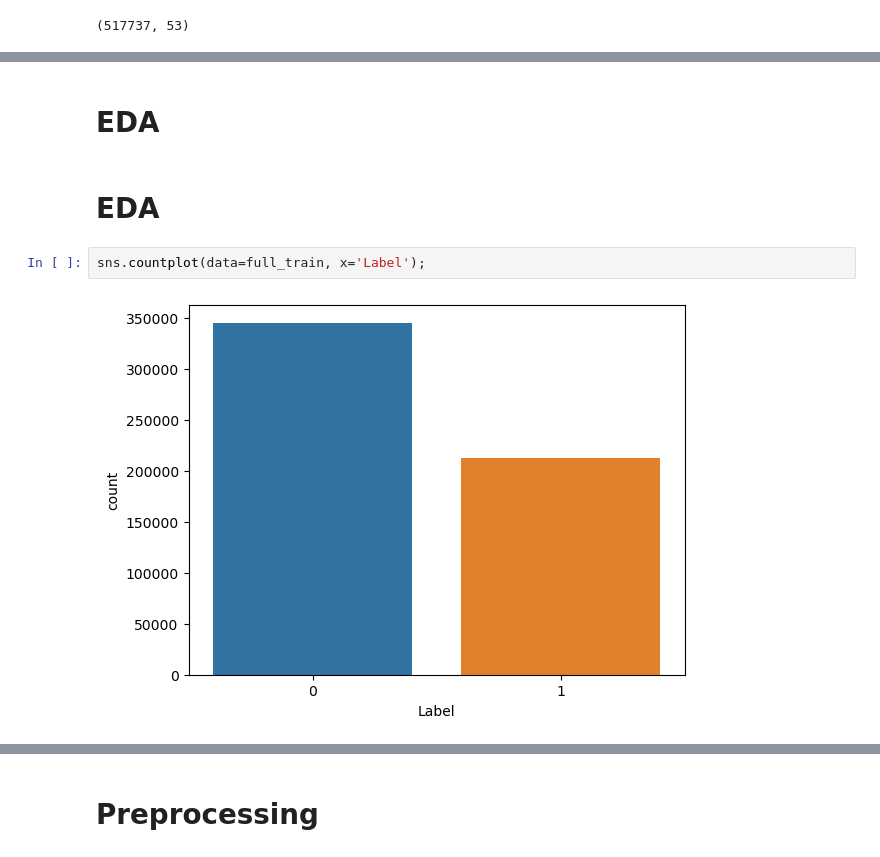
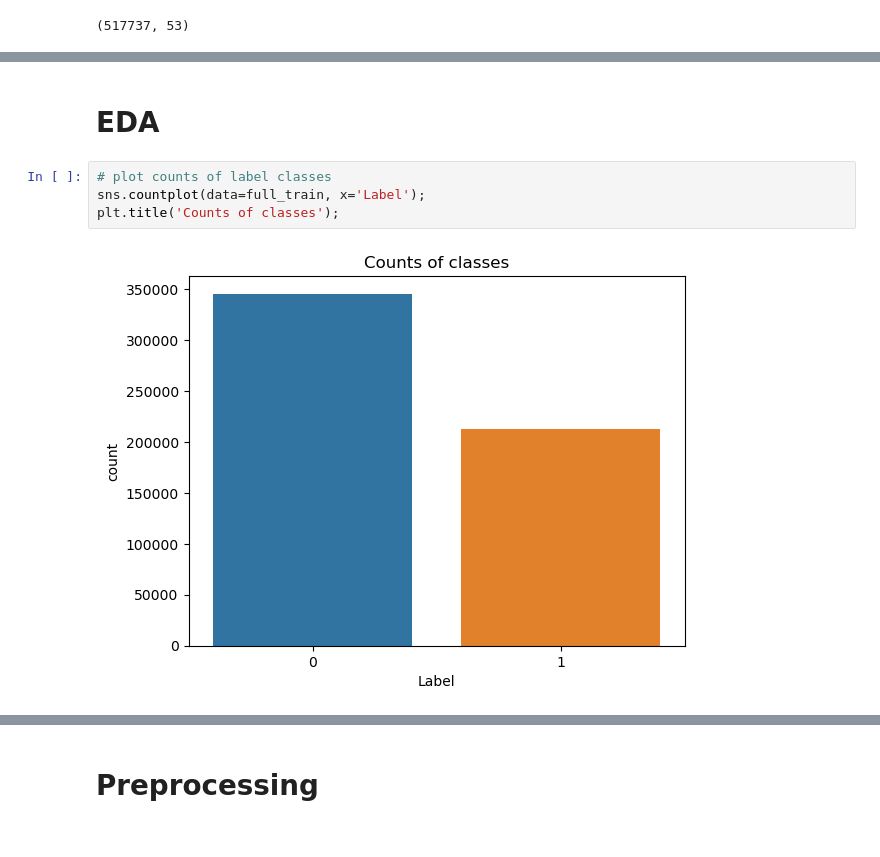
Before and after one commit to ingridchien/medical-provider-fraud-detection, a Jupyter notebook: Analysis.ipynb, the cells around one changed output, grey strips where cells are left out. Cells and saved outputs as stored; diff of their text form.

Commit message:
add comments for code and plt titles

```diff
--- a/Analysis.ipynb
+++ b/Analysis.ipynb
@@ -67,12 +72,12 @@ full_train.head()
 | 3 | BENE11004 | CLM173224 | 2009-02-03 | 2009-02-03 | PRV56011 | 20 | PHY339887 | ... |
 | 4 | BENE11004 | CLM224741 | 2009-03-03 | 2009-03-03 | PRV56011 | 40 | PHY345721 | ... |
 5 rows × 57 columns
-# %% [markdown]
-# EDA
 # %% [markdown]
 # EDA
 # %%
+# plot counts of label classes
 sns.countplot(data=full_train, x='Label');
+plt.title('Counts of classes');
 # %% [output]
-[figure, old version]
+[figure, new version]
 # %%
```
Also changed, not shown: parts of 20 cells of this notebook.
